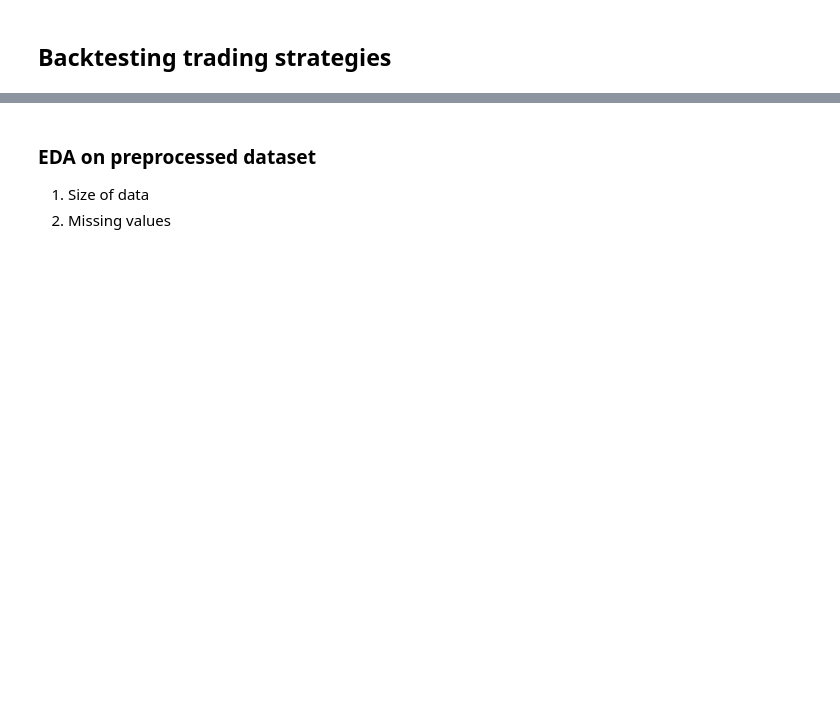
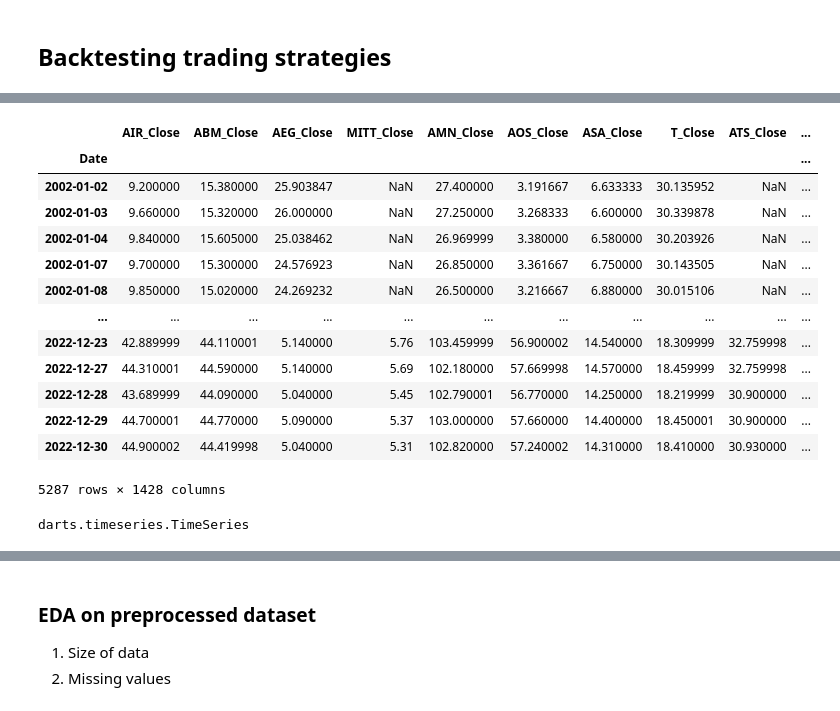
Before and after one commit to ryanlxz/backtesting, a Jupyter notebook: notebooks/test.ipynb, the cells around one changed output, grey strips where cells are left out. Saved outputs shown, nothing was run; the diff lists cells and outputs as text; code cells hidden in the pictures; blank space fills up the shorter version.

```diff
--- a/notebooks/test.ipynb
+++ b/notebooks/test.ipynb
@@ -27,3 +32,7 @@ PREPROCESSED_DATAPATH = constants.preprocessed_data_file_path
 
 %load_ext autoreload
 %autoreload 2
+# %%
+# prepare data
+df = pd.read_csv(r'C:\Users\ryanl\Desktop\backtesting\data\02_preprocessed\new_preprocessed_data.csv',index_col=0)
+df.head()
@@ -29,0 +48,18 @@ PREPROCESSED_DATAPATH = constants.preprocessed_data_file_path
+# %%
+close_price_df = df.filter(like="_Close")
+close_price_df
+# %% [output]
+|  | AIR_Close | ABM_Close | AEG_Close | MITT_Close | AMN_Close | AOS_Close | ASA_Close | T_Close | ATS_Close | ... |
+| Date |  |  |  |  |  |  |  |  |  | ... |
+| 2002-01-02 | 9.200000 | 15.380000 | 25.903847 | NaN | 27.400000 | 3.191667 | 6.633333 | 30.135952 | NaN | ... |
+| 2002-01-03 | 9.660000 | 15.320000 | 26.000000 | NaN | 27.250000 | 3.268333 | 6.600000 | 30.339878 | NaN | ... |
+| 2002-01-04 | 9.840000 | 15.605000 | 25.038462 | NaN | 26.969999 | 3.380000 | 6.580000 | 30.203926 | NaN | ... |
+| 2002-01-07 | 9.700000 | 15.300000 | 24.576923 | NaN | 26.850000 | 3.361667 | 6.750000 | 30.143505 | NaN | ... |
+| 2002-01-08 | 9.850000 | 15.020000 | 24.269232 | NaN | 26.500000 | 3.216667 | 6.880000 | 30.015106 | NaN | ... |
+| ... | ... | ... | ... | ... | ... | ... | ... | ... | ... | ... |
+| 2022-12-23 | 42.889999 | 44.110001 | 5.140000 | 5.76 | 103.459999 | 56.900002 | 14.540000 | 18.309999 | 32.759998 | ... |
+| 2022-12-27 | 44.310001 | 44.590000 | 5.140000 | 5.69 | 102.180000 | 57.669998 | 14.570000 | 18.459999 | 32.759998 | ... |
+| 2022-12-28 | 43.689999 | 44.090000 | 5.040000 | 5.45 | 102.790001 | 56.770000 | 14.250000 | 18.219999 | 30.900000 | ... |
+| 2022-12-29 | 44.700001 | 44.770000 | 5.090000 | 5.37 | 103.000000 | 57.660000 | 14.400000 | 18.450001 | 30.900000 | ... |
+| 2022-12-30 | 44.900002 | 44.419998 | 5.040000 | 5.31 | 102.820000 | 57.240002 | 14.310000 | 18.410000 | 30.930000 | ... |
+5287 rows × 1428 columns
@@ -29,0 +70,8 @@ PREPROCESSED_DATAPATH = constants.preprocessed_data_file_path
+# %%
+process df
+feature engineer covariates
+split data
+convert to TimeSeriesDataSet
+scale data
+# %% [output]
+darts.timeseries.TimeSeries
```
Also changed, not shown: parts of 18 cells of this notebook, 8 other files.
